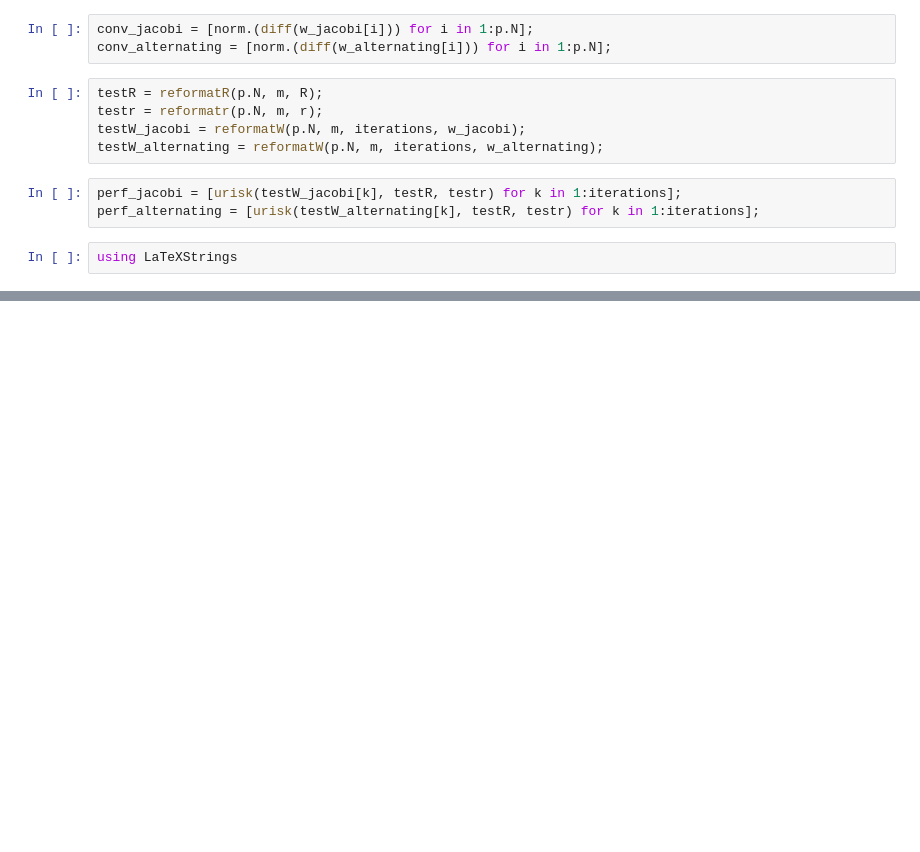
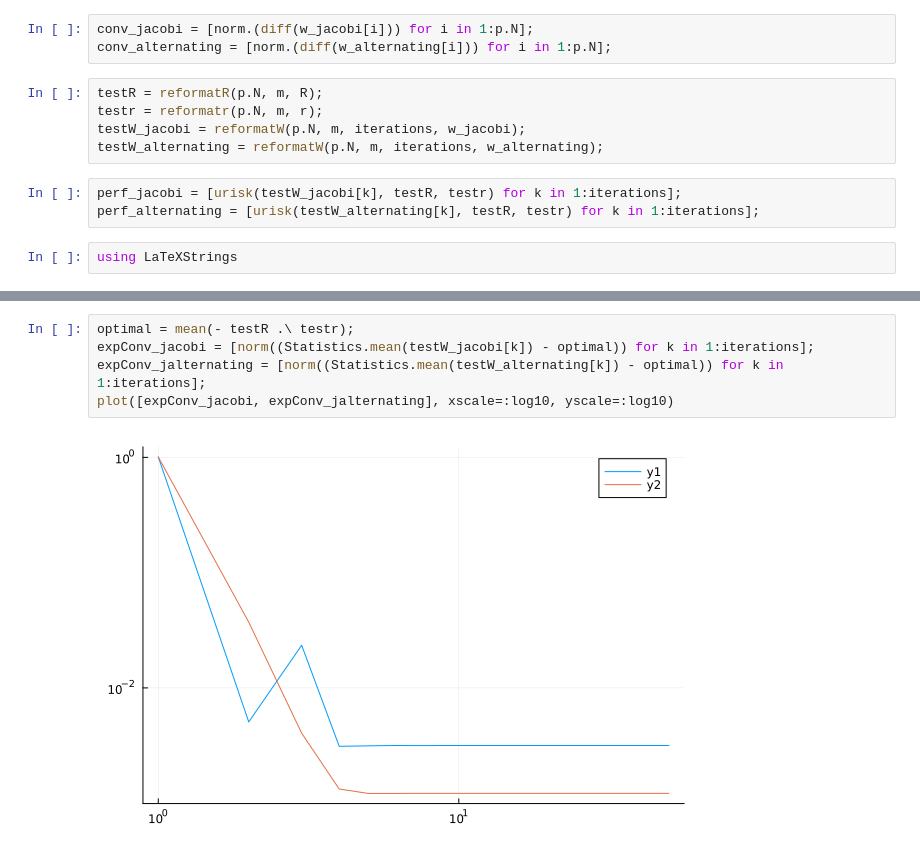
Before and after one commit to smichelena/QuadraticTeamDecisionSolver.jl, a Jupyter notebook: solverTesting.ipynb, the cells around one changed output, grey strips where cells are left out. Saved outputs shown, nothing was run; the diff lists cells and outputs as text; blank space fills up the shorter version.

```diff
--- a/solverTesting.ipynb
+++ b/solverTesting.ipynb
@@ -41,0 +50,7 @@ plot(conv, perf, layout = (1, 2), size = (1000, 300))
+# %%
+optimal = mean(- testR .\ testr);
+expConv_jacobi = [norm((Statistics.mean(testW_jacobi[k]) - optimal)) for k in 1:iterations];
+expConv_jalternating = [norm((Statistics.mean(testW_alternating[k]) - optimal)) for k in 1:iterations];
+plot([expConv_jacobi, expConv_jalternating], xscale=:log10, yscale=:log10)
+# %% [output]
+[figure, added]
```
Also changed, not shown: parts of 6 cells of this notebook, 3 other files.
